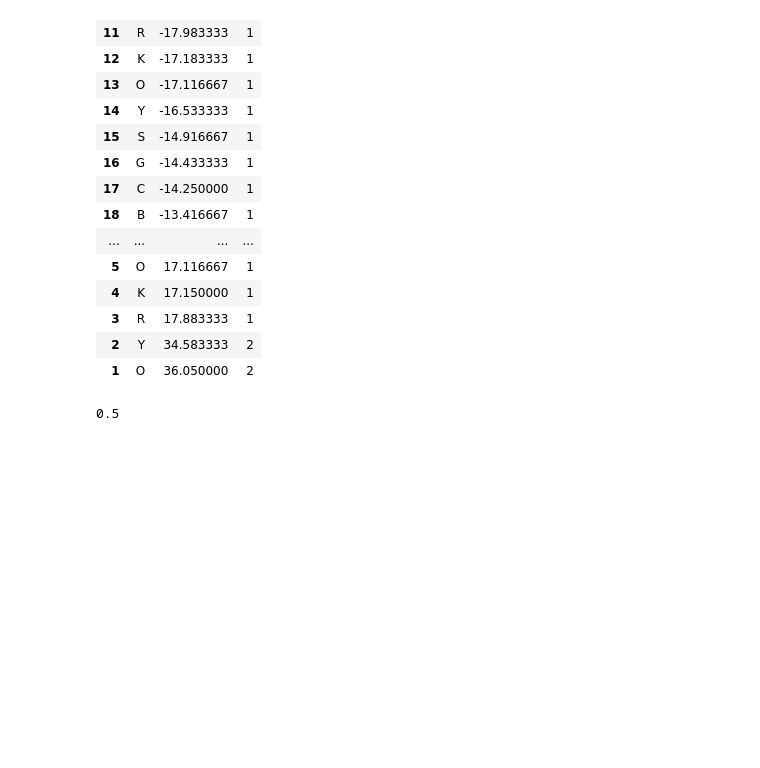
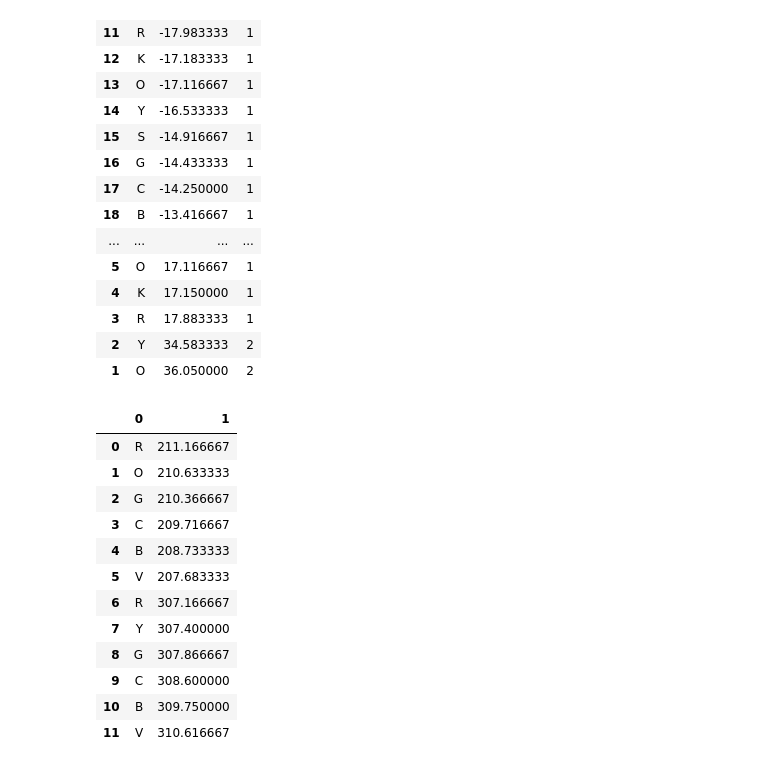
Before and after one commit to sitandr/lab, a Jupyter notebook: Ghost/Untitled.ipynb, the cells around one changed output. Drawn from its saved outputs; the diff is of its cells as text; code cells hidden in the pictures; blank space fills up the shorter version.

```diff
--- a/Ghost/Untitled.ipynb
+++ b/Ghost/Untitled.ipynb
@@ -242,7 +241,20 @@ data3.sort_values(1)
 | 3 | R | 17.883333 | 1 |
 | 2 | Y | 34.583333 | 2 |
 | 1 | O | 36.050000 | 2 |
-# %%
-np.std([1, 2])
-# %% [output]
-0.5
+# %%
+pr = read('HG_PR.txt', zero=False, maxes=False)
+pr
+# %% [output]
+|  | 0 | 1 |
+| 0 | R | 211.166667 |
+| 1 | O | 210.633333 |
+| 2 | G | 210.366667 |
+| 3 | C | 209.716667 |
+| 4 | B | 208.733333 |
+| 5 | V | 207.683333 |
+| 6 | R | 307.166667 |
+| 7 | Y | 307.400000 |
+| 8 | G | 307.866667 |
+| 9 | C | 308.600000 |
+| 10 | B | 309.750000 |
+| 11 | V | 310.616667 |
```
Also changed, not shown: parts of 8 cells of this notebook, 3 other files.
